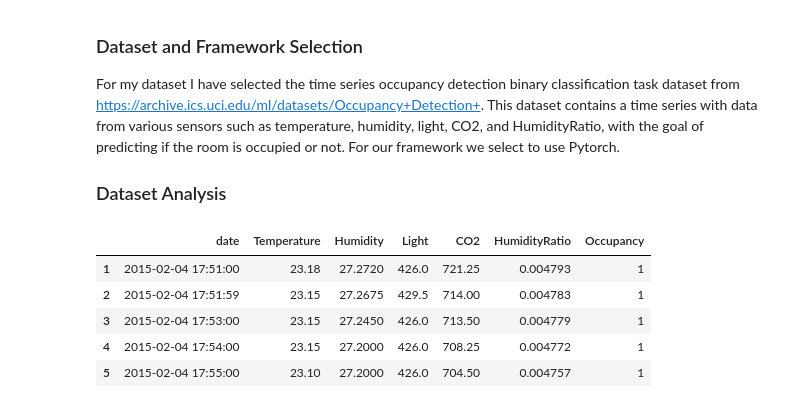
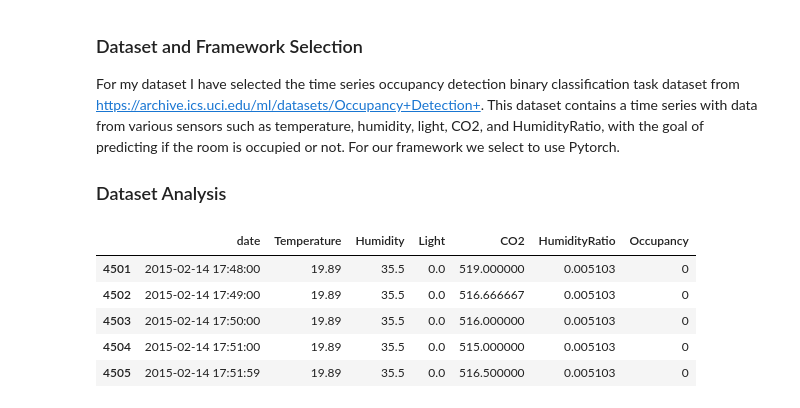
Before and after one commit to James-Oswald/CSCI-6962-Projects-in-ML-AI, a Jupyter notebook: hw4/hw4.ipynb, the cells around one changed output. Cells and saved outputs as stored; diff of their text form; code cells hidden in the pictures.

```diff
--- a/hw4/hw4.ipynb
+++ b/hw4/hw4.ipynb
@@ -15,18 +15,21 @@ For my dataset I have selected the time series occupancy detection binary classi
 # %%
 import pandas as pd
 
-#The data has already been seperated into train and test sets by the dataset providers
+#The data has already been separated into train, test, we split test into validation and test for even class distribution
 train_data = pd.read_csv("data/datatraining.txt")
-test_data = pd.read_csv("data/datatest.txt")
-test2_data = pd.read_csv("data/datatest2.txt")
-train_data.head()
+pd.read_csv("data/datatest.txt")
+test_data_base = pd.read_csv("data/datatest2.txt")
+split_row = 4500
+test_data = test_data_base.iloc[:split_row, :]
+validation_data = test_data_base.iloc[split_row:, :]
+validation_data.head()
 # %% [output]
 |  | date | Temperature | Humidity | Light | CO2 | HumidityRatio | Occupancy |
-| 1 | 2015-02-04 17:51:00 | 23.18 | 27.2720 | 426.0 | 721.25 | 0.004793 | 1 |
-| 2 | 2015-02-04 17:51:59 | 23.15 | 27.2675 | 429.5 | 714.00 | 0.004783 | 1 |
-| 3 | 2015-02-04 17:53:00 | 23.15 | 27.2450 | 426.0 | 713.50 | 0.004779 | 1 |
-| 4 | 2015-02-04 17:54:00 | 23.15 | 27.2000 | 426.0 | 708.25 | 0.004772 | 1 |
-| 5 | 2015-02-04 17:55:00 | 23.10 | 27.2000 | 426.0 | 704.50 | 0.004757 | 1 |
+| 4501 | 2015-02-14 17:48:00 | 19.89 | 35.5 | 0.0 | 519.000000 | 0.005103 | 0 |
+| 4502 | 2015-02-14 17:49:00 | 19.89 | 35.5 | 0.0 | 516.666667 | 0.005103 | 0 |
+| 4503 | 2015-02-14 17:50:00 | 19.89 | 35.5 | 0.0 | 516.000000 | 0.005103 | 0 |
+| 4504 | 2015-02-14 17:51:00 | 19.89 | 35.5 | 0.0 | 515.000000 | 0.005103 | 0 |
+| 4505 | 2015-02-14 17:51:59 | 19.89 | 35.5 | 0.0 | 516.500000 | 0.005103 | 0 |
 # %%
 import matplotlib.pyplot as plt
 import seaborn as sns
```
Also changed, not shown: parts of 17 cells of this notebook.
